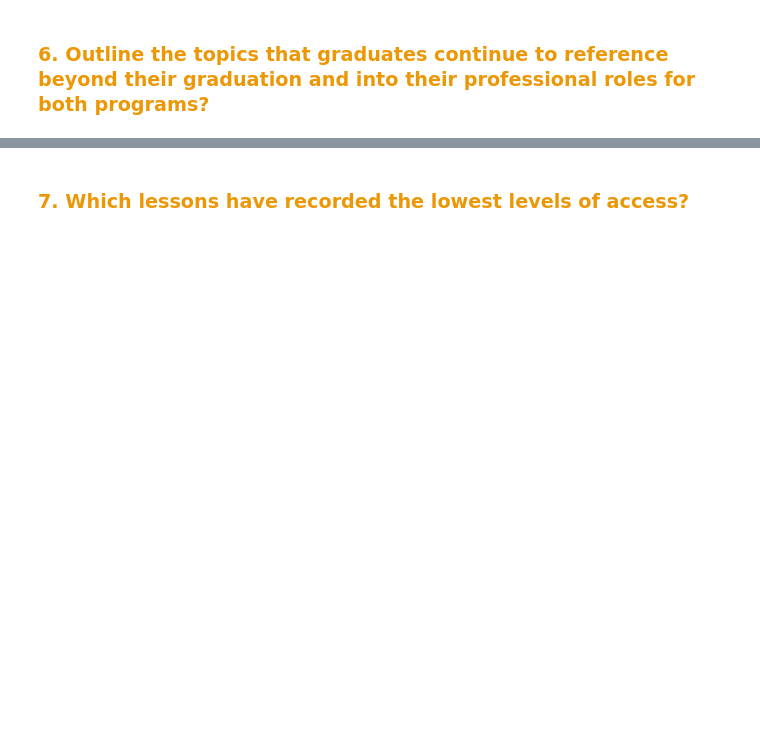
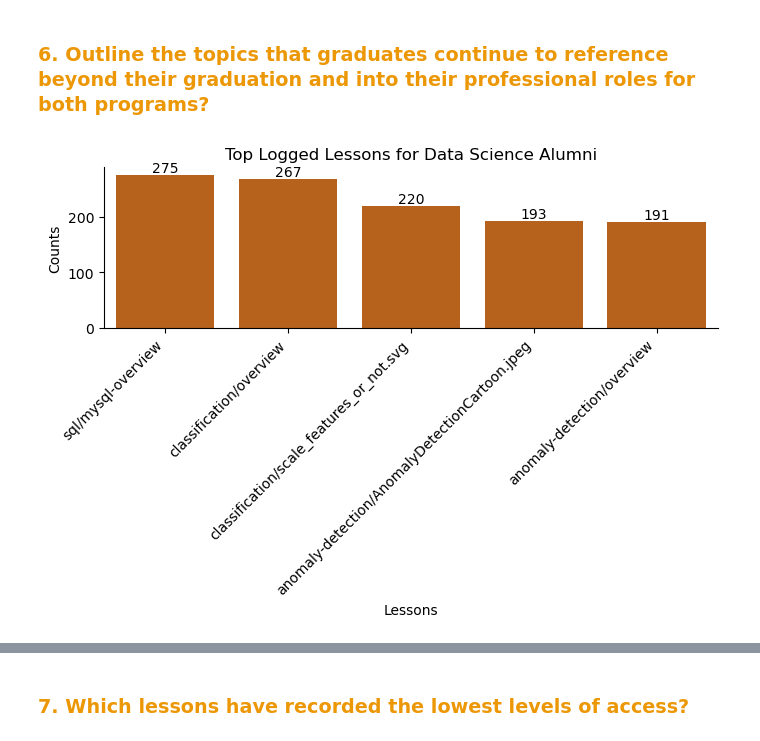
Before and after one commit to Curriculum-Assurance-Team/Curriculum_Engagement_and_Usage_Analysis, a Jupyter notebook: CAT_FinalNotebook.ipynb, the cells around one changed output, grey strips where cells are left out. Saved outputs shown, nothing was run; the diff lists cells and outputs as text; code cells hidden in the pictures; blank space fills up the shorter version.

```diff
--- a/CAT_FinalNotebook.ipynb
+++ b/CAT_FinalNotebook.ipynb
@@ -134,4 +211,6 @@ w.plot_monthly_avg_wd_logs
 ### <span style= 'color: #EC9706'>6. Outline the topics that graduates continue to reference beyond their graduation and into their professional roles for both programs?
 # %%
 #Plots the average monthly logs for Web Development students.
-w.plot_monthly_avg_wd_logs()
+w.plot_top_ds_alumni_lessons(logs_df)
+# %% [output]
+[figure, added]
```
Also changed, not shown: parts of 23 cells of this notebook.
